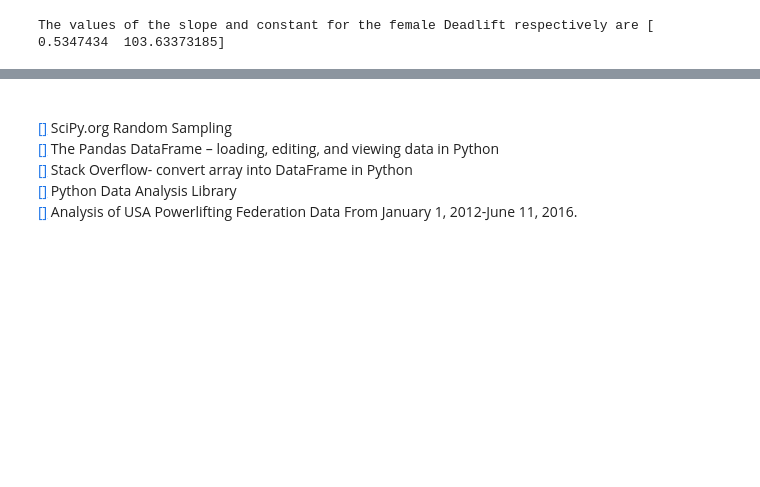
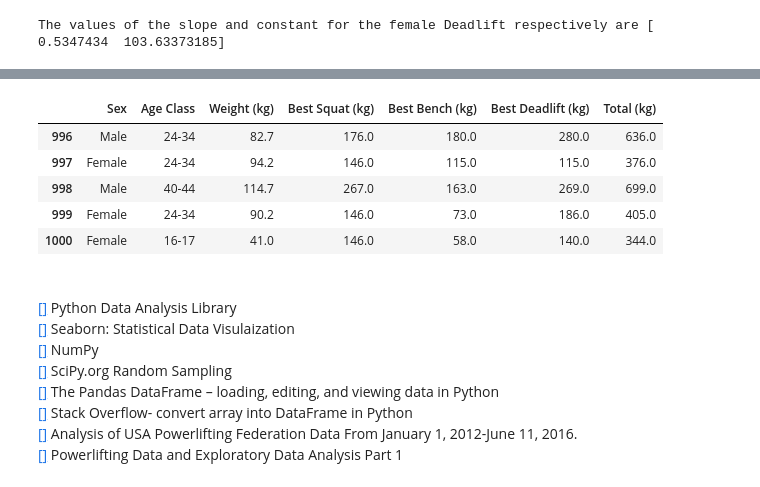
Before and after one commit to IanWafer/Programming-Project, a Jupyter notebook: Simulated Real World Phenomenon.ipynb, the cells around one changed output, grey strips where cells are left out. Drawn from its saved outputs; the diff is of its cells as text; code cells hidden in the pictures; blank space fills up the shorter version.

```diff
--- a/Simulated Real World Phenomenon.ipynb
+++ b/Simulated Real World Phenomenon.ipynb
@@ -613,6 +638,20 @@ NewDF.head()
+# %%
+# Check 1000 datapoints all filled in
+
+NewDF.tail()
+# %% [output]
+|  | Sex | Age Class | Weight (kg) | Best Squat (kg) | Best Bench (kg) | Best Deadlift (kg) | Total (kg) |
+| 996 | Male | 24-34 | 82.7 | 176.0 | 180.0 | 280.0 | 636.0 |
+| 997 | Female | 24-34 | 94.2 | 146.0 | 115.0 | 115.0 | 376.0 |
+| 998 | Male | 40-44 | 114.7 | 267.0 | 163.0 | 269.0 | 699.0 |
+| 999 | Female | 24-34 | 90.2 | 146.0 | 73.0 | 186.0 | 405.0 |
+| 1000 | Female | 16-17 | 41.0 | 146.0 | 58.0 | 140.0 | 344.0 |
 # %% [markdown]
+<br>[[]](https://pandas.pydata.org/) Python Data Analysis Library
+<br>[[]](https://seaborn.pydata.org/) Seaborn: Statistical Data Visulaization
+<br>[[]](https://numpy.org/) NumPy
 <br>[[]](https://docs.scipy.org/doc/numpy-1.14.0/reference/routines.random.html) SciPy.org Random Sampling
 <br>[[]](https://www.shanelynn.ie/using-pandas-dataframe-creating-editing-viewing-data-in-python/) The Pandas DataFrame – loading, editing, and viewing data in Python
 <br>[[]](https://stackoverflow.com/questions/45264141/convert-array-into-dataframe-in-python/54150900) Stack Overflow- convert array into DataFrame in Python
-<br>[[]](https://pandas.pydata.org/) Python Data Analysis Library
 <br>[[]](https://www.ncbi.nlm.nih.gov/pubmed/28682930) Analysis of USA Powerlifting Federation Data From January 1, 2012-June 11, 2016.
+<br>[[]](https://towardsdatascience.com/powerlifting-data-and-exploratory-data-analysis-part-1-6f21d79ac5db) Powerlifting Data  and Exploratory Data Analysis Part 1
```
Also changed, not shown: parts of 25 cells of this notebook.
